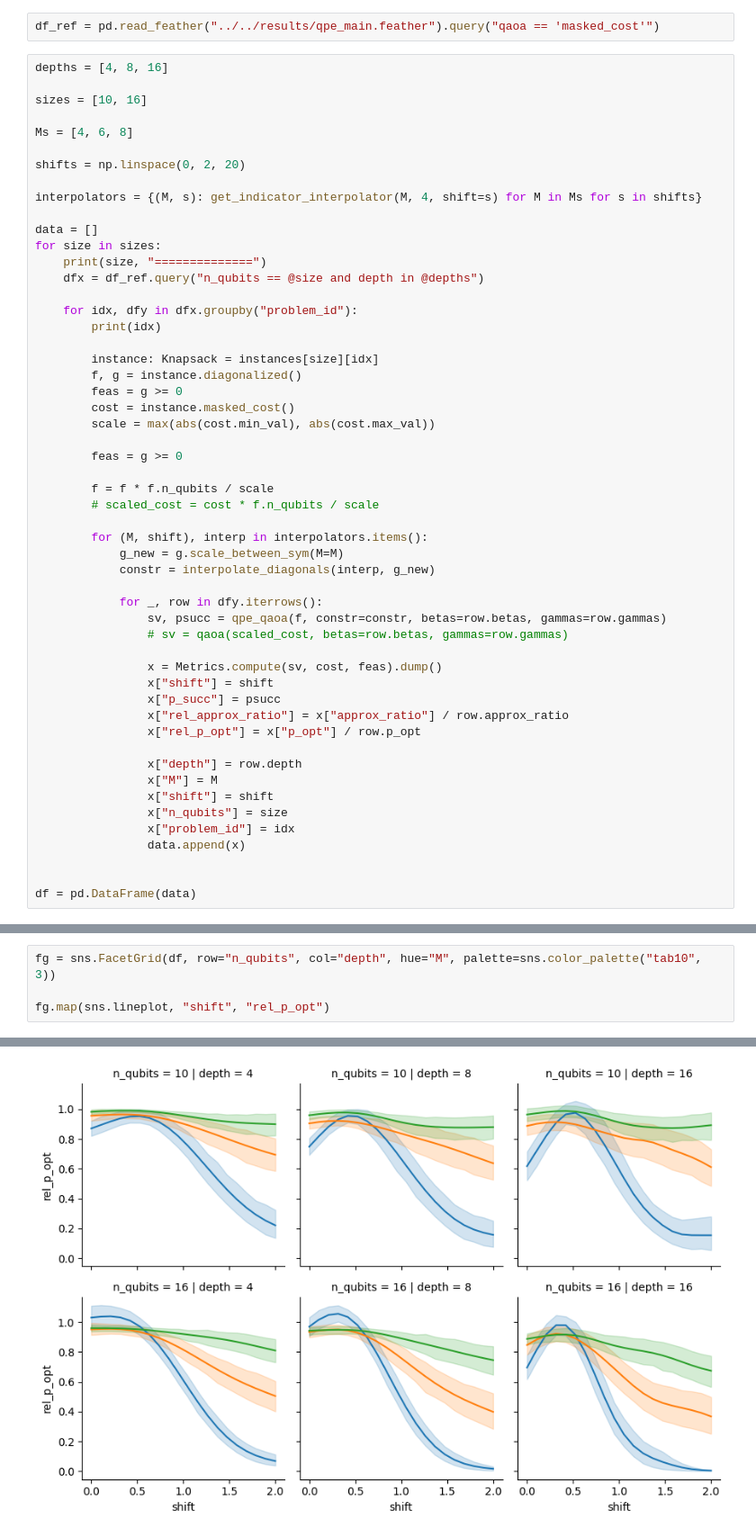
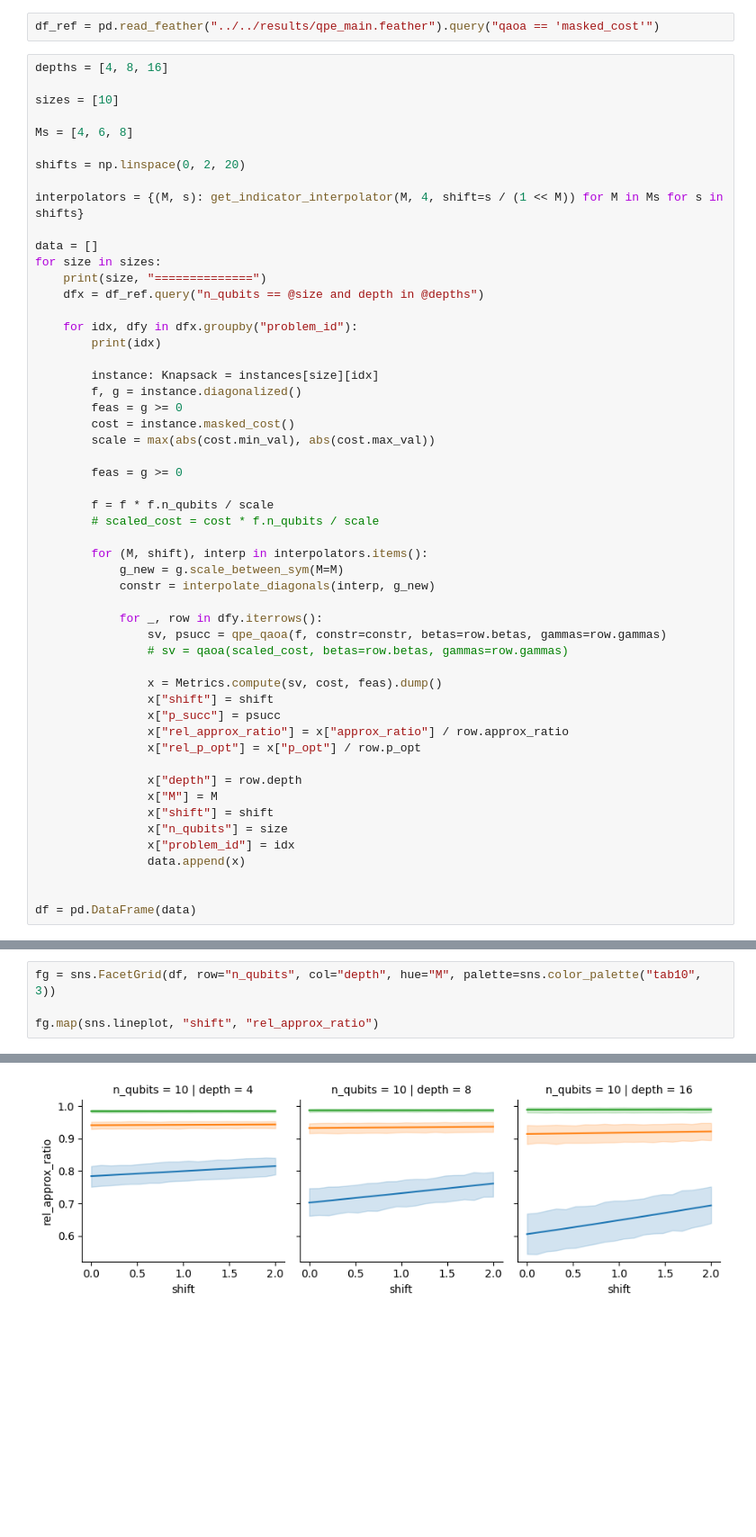
Before and after one commit to dbucher97/fast-qaoa-c, a Jupyter notebook: notebooks/etc/shift.ipynb, the cells around one changed output, grey strips where cells are left out. Shown at 90% size. Drawn from its saved outputs; the diff is of its cells as text; blank space fills up the shorter version.

```diff
--- a/notebooks/etc/shift.ipynb
+++ b/notebooks/etc/shift.ipynb
@@ -20,13 +20,13 @@ df_ref = pd.read_feather("../../results/qpe_main.feather").query("qaoa == 'maske
 # %%
 depths = [4, 8, 16]
 
-sizes = [10, 16]
+sizes = [10]
 
 Ms = [4, 6, 8]
 
 shifts = np.linspace(0, 2, 20)
 
-interpolators = {(M, s): get_indicator_interpolator(M, 4, shift=s) for M in Ms for s in shifts}
+interpolators = {(M, s): get_indicator_interpolator(M, 4, shift=s / (1 << M)) for M in Ms for s in shifts}
 
 data = []
 for size in sizes:
@@ -91,7 +91,7 @@ df = pd.DataFrame(data)
 # %%
 fg = sns.FacetGrid(df, row="n_qubits", col="depth", hue="M", palette=sns.color_palette("tab10", 3))
 
-fg.map(sns.lineplot, "shift", "rel_p_opt")
+fg.map(sns.lineplot, "shift", "rel_approx_ratio")
 # %% [output]
 <seaborn.axisgrid.FacetGrid at 0x...>
-[figure, old version]
+[figure, new version]
```
Also changed, not shown: parts of 1 cell of this notebook, 3 other files.
